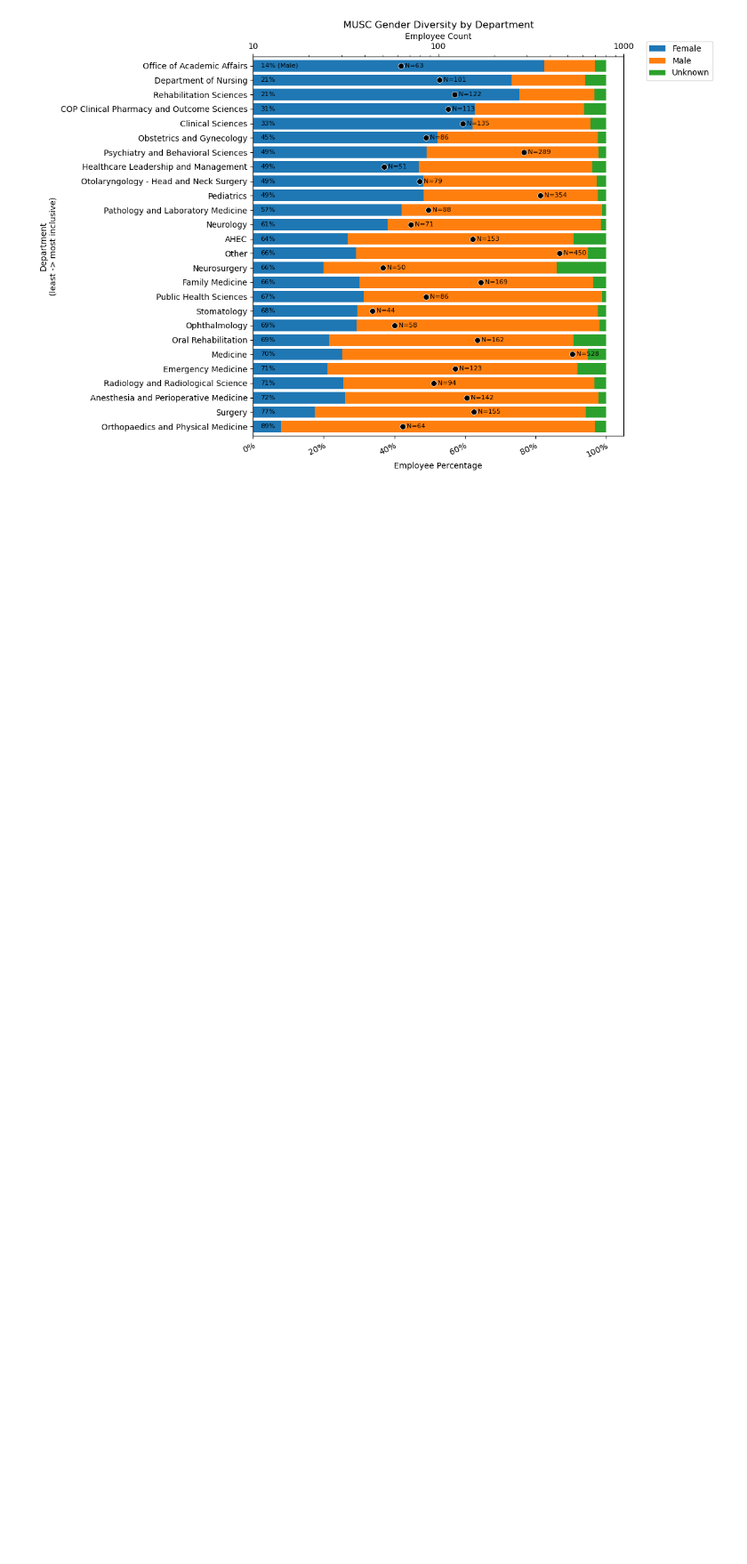
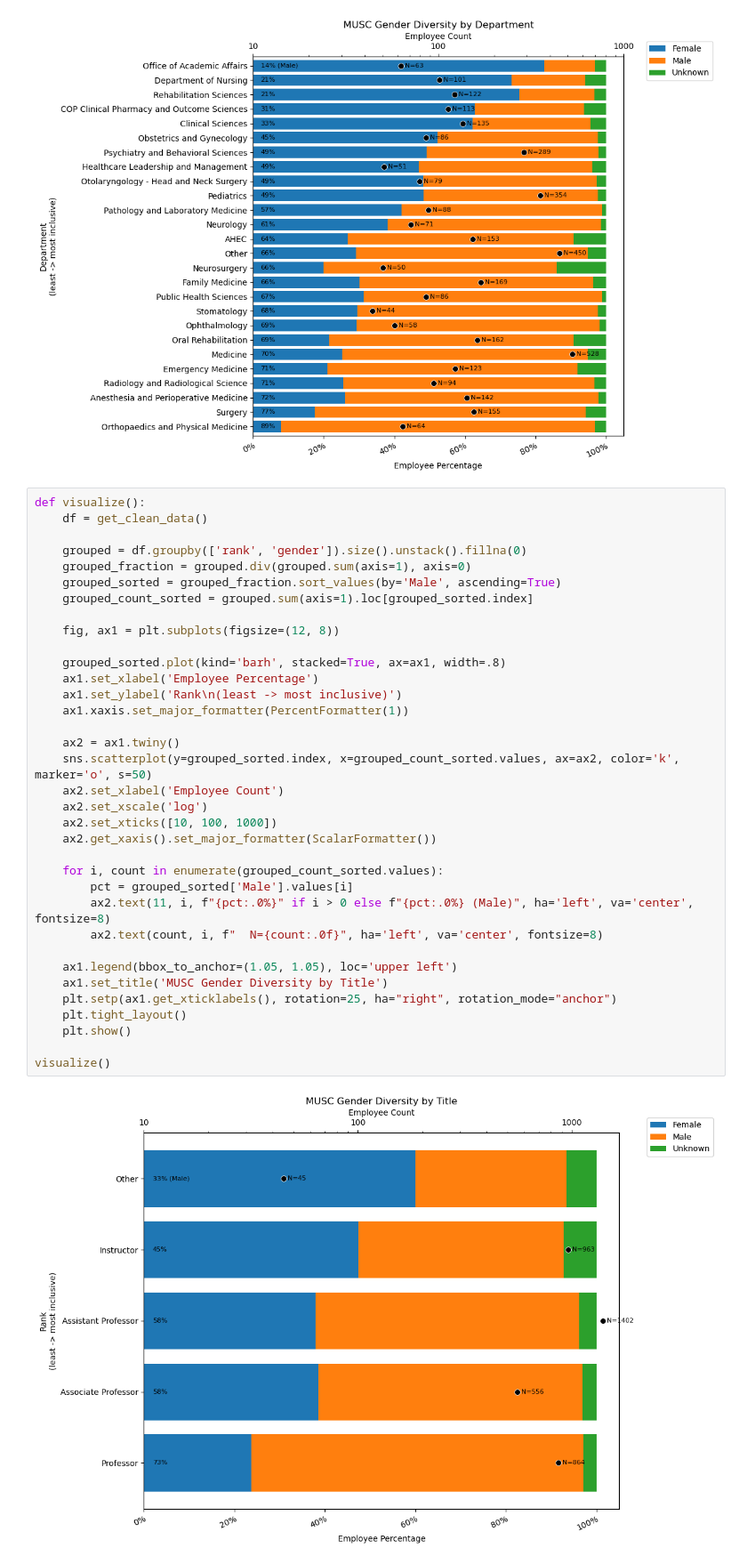
Before and after one commit to eric-czech/org-dei-stats, a Jupyter notebook: musc/analysis.ipynb, the cells around one changed output. Shown: that part at 89% size. Saved outputs shown, nothing was run; the diff lists cells and outputs as text; blank space fills up the shorter version.

```diff
--- a/musc/analysis.ipynb
+++ b/musc/analysis.ipynb
@@ -212,3 +239,40 @@ def visualize():
 visualize()
 # %% [output]
 [figure]
+# %%
+def visualize():
+    df = get_clean_data()
+
+    grouped = df.groupby(['rank', 'gender']).size().unstack().fillna(0)
+    grouped_fraction = grouped.div(grouped.sum(axis=1), axis=0)
+    grouped_sorted = grouped_fraction.sort_values(by='Male', ascending=True)
+    grouped_count_sorted = grouped.sum(axis=1).loc[grouped_sorted.index]
+
+    fig, ax1 = plt.subplots(figsize=(12, 8))
+
+    grouped_sorted.plot(kind='barh', stacked=True, ax=ax1, width=.8)
+    ax1.set_xlabel('Employee Percentage')
+    ax1.set_ylabel('Rank\n(least -> most inclusive)')
+    ax1.xaxis.set_major_formatter(PercentFormatter(1))
+
+    ax2 = ax1.twiny()
+    sns.scatterplot(y=grouped_sorted.index, x=grouped_count_sorted.values, ax=ax2, color='k', marker='o', s=50)
+    ax2.set_xlabel('Employee Count')
+    ax2.set_xscale('log')
+    ax2.set_xticks([10, 100, 1000])
+    ax2.get_xaxis().set_major_formatter(ScalarFormatter())
+
+    for i, count in enumerate(grouped_count_sorted.values):
+        pct = grouped_sorted['Male'].values[i]
+        ax2.text(11, i, f"{pct:.0%}" if i > 0 else f"{pct:.0%} (Male)", ha='left', va='center', fontsize=8)
+        ax2.text(count, i, f"  N={count:.0f}", ha='left', va='center', fontsize=8)
+
+    ax1.legend(bbox_to_anchor=(1.05, 1.05), loc='upper left')
+    ax1.set_title('MUSC Gender Diversity by Title')
+    plt.setp(ax1.get_xticklabels(), rotation=25, ha="right", rotation_mode="anchor")
+    plt.tight_layout()
+    plt.show()
+
+visualize()
+# %% [output]
+[figure, added]
```
Also changed, not shown: parts of 12 cells of this notebook, 4 other files.
